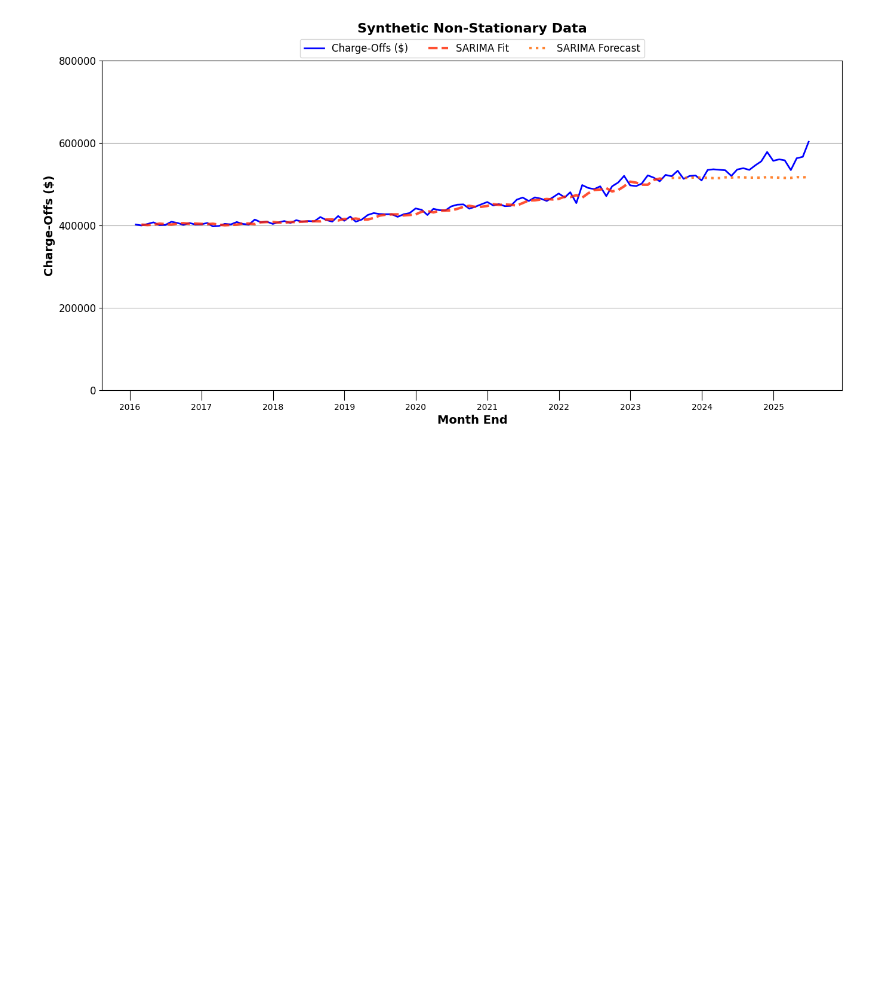
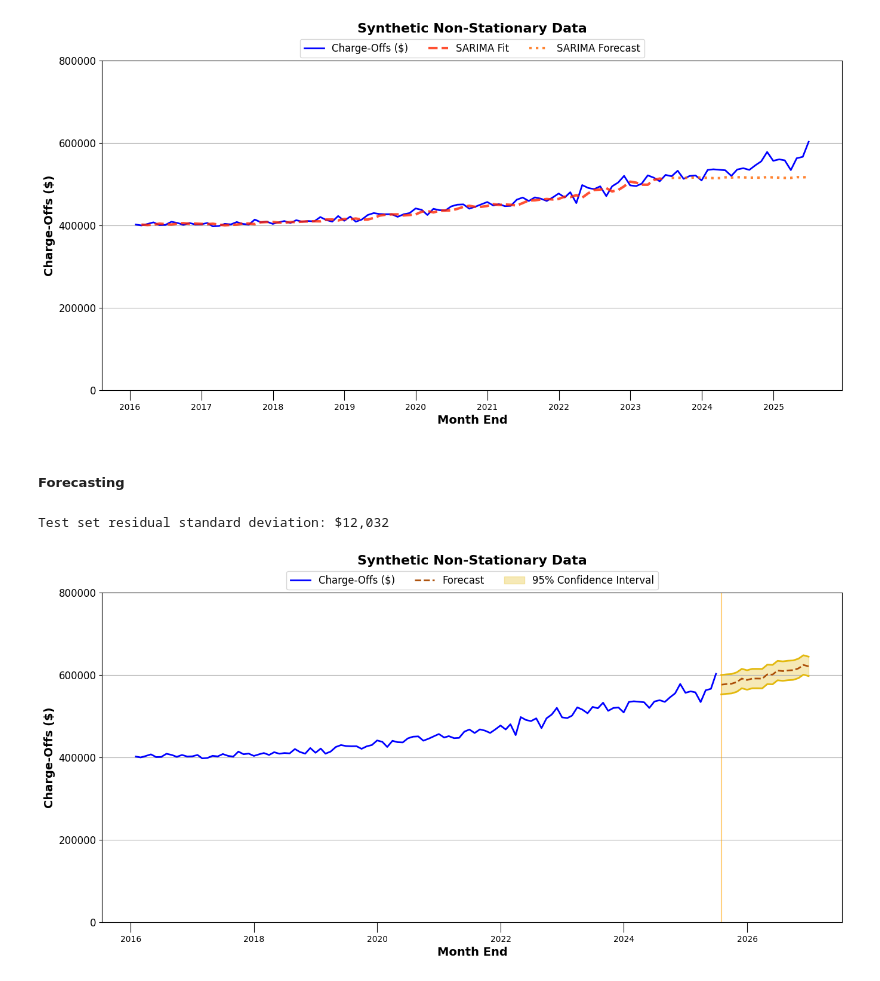
Before and after one commit to imoore99/arima_sarima, a Jupyter notebook: arima_sarima_forecasting.ipynb, the cells around one changed output. Drawn from its saved outputs; the diff is of its cells as text; code cells hidden in the pictures; blank space fills up the shorter version.

```diff
--- a/arima_sarima_forecasting.ipynb
+++ b/arima_sarima_forecasting.ipynb
@@ -753,3 +812,5 @@ plot_data(non_stationary, 'data', yticks, colors, title, 'Charge-Offs ($)', sari
 plot_data(non_stationary, 'data', yticks, colors, title, 'Charge-Offs ($)', sarima_trend=True, sarima_test=True)
 # %% [output]
 [figure]
+# %% [markdown]
+##### Forecasting
@@ -755,0 +836,39 @@ plot_data(non_stationary, 'data', yticks, colors, title, 'Charge-Offs ($)', sari
+# %%
+# Utilize residuals to generate a confidence interval
+test_residuals = test_data - non_stationary['hw_forecast']
+residual_std = np.std(test_residuals)
+
+print(f"Test set residual standard deviation: ${residual_std:,.0f}")
+# %% [output]
+Test set residual standard deviation: $12,032
+# %%
+future_dates = hw_future_forecast.index
+
+# Create extended index
+extended_index = non_stationary.index.append(future_dates)
+
+# Reindex the DataFrame (adds NaN for new rows)
+non_stationary = non_stationary.reindex(extended_index)
+
+non_stationary['hw_future_forecast'] = hw_future_forecast
+# %%
+# Generate confidence intervals for 12-month forecast
+forecast_periods = len(hw_future_forecast)
+z_score = 1.96  # 95% confidence level
+
+# Create expanding uncertainty (gets wider over time)
+# Use slower expansion - square root of months may be too aggressive
+linear_scaler = 1 / forecast_periods
+time_expansion = np.arange(1, forecast_periods + 1) #* linear_scaler  # Linear with smaller factor
+forecast_std_errors = residual_std #* time_expansion
+
+# Calculate bounds
+forecast_lower = hw_future_forecast - (z_score * forecast_std_errors)
+forecast_upper = hw_future_forecast + (z_score * forecast_std_errors)
+
+non_stationary['hw_future_forecast_lower_bound'] = forecast_lower
+non_stationary['hw_future_forecast_upper_bound'] = forecast_upper
+# %%
+plot_data(non_stationary, 'data', yticks, colors, title, 'Charge-Offs ($)', hw_future_forecast=True)
+# %% [output]
+[figure, added]
```
Also changed, not shown: parts of 13 cells of this notebook, 3 other files.
